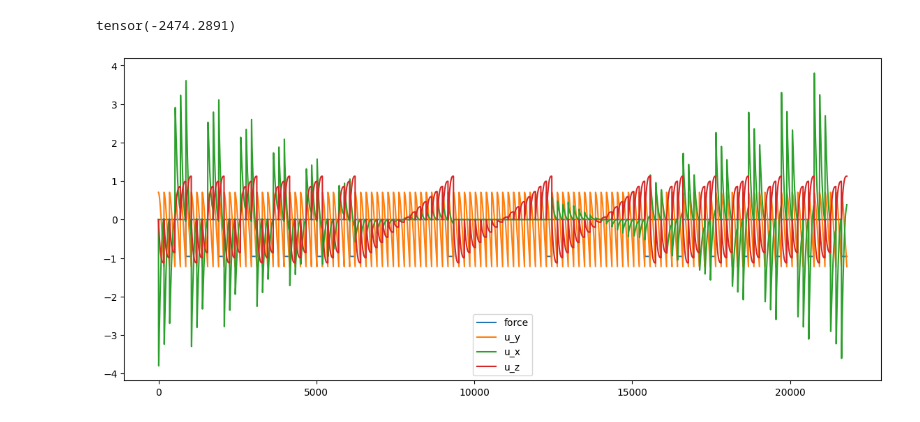
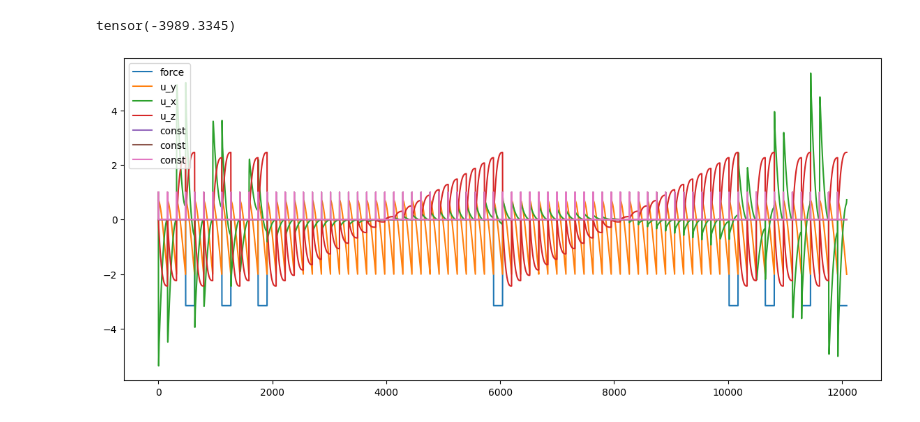
Before and after one commit to bartutuncay/mpnn_fem, a Jupyter notebook: train_1130_nodes.ipynb, the cells around one changed output. Drawn from its saved outputs; the diff is of its cells as text; code cells hidden in the pictures.

```diff
--- a/train_1130_nodes.ipynb
+++ b/train_1130_nodes.ipynb
@@ -349,7 +418,7 @@ import matplotlib.pyplot as plt
 import numpy as np
 import torch
 
-out_samples = torch.load("../base/test_dataset/preds_1205.pt",weights_only=False)
+out_samples = torch.load("../base/test_dataset/preds_1205_euler.pt",weights_only=False)
 sample = 3
 
 fig = plt.figure(figsize=(10, 6))
@@ -362,11 +431,12 @@ plt.title(f'Sample {sample}',fontsize=10)
 #ax.plot_trisurf(V[:,0],V[:,1],V[:,2],triangles=F,edgecolor='#888888',linewidth=lw,antialiased=True,color='#dddddd',alpha=0.1)
 
 vis_scale = 50
-
+u = out_samples[sample]['nodes']['y_u']
 pos_init = out_samples[sample]['nodes']['pos']
 pos_true = pos_init+out_samples[sample]['nodes']['y_u']*vis_scale
 pos_pred = pos_init+out_samples[sample]['nodes']['pred_u']*vis_scale
-pos_diff = np.linalg.norm(pos_true-pos_pred,axis=-1)/vis_scale
+#pos_diff = np.linalg.norm(pos_true-pos_pred,axis=-1)/vis_scale
+pos_diff = np.linalg.norm(out_samples[sample]['nodes']['y_u'],axis=-1)
 
 #force_true = out_samples[sample]['nodes']['y_fint']
 #force_pred = out_samples[sample]['nodes']['pred_fint']
@@ -400,7 +470,7 @@ ax.set_xlabel('X')
 ax.set_ylabel('Y')
 ax.set_zlabel('Z')
 
-ax.view_init(elev=40, azim=5)
+ax.view_init(elev=30, azim=5)
 ranges = np.ptp(out_samples[sample]['nodes']['pos'].T, axis=1)
 ax.set_box_aspect(ranges)
 
@@ -467,14 +546,15 @@ Widget(value='<iframe src="http://localhost:61648/index.html?ui=P_0x1c9659cd970_
 # %%
 import matplotlib.pyplot as plt
 
 plt.figure(figsize=(14,6))
 plt.plot(out_samples[sample]['nodes']['fext'][:,1],label='force')
 plt.plot(out_samples[sample]['nodes']['y_u'][:,1],label='u_y')
 plt.plot(out_samples[sample]['nodes']['y_u'][:,0],label='u_x')
 plt.plot(out_samples[sample]['nodes']['y_u'][:,2],label='u_z')
+plt.plot(out_samples[sample]['nodes']['x'][:,:3],label='const')
 plt.legend()
 #plt.xlim(0,2000)
 print(out_samples[sample]['nodes']['fext'].sum())
 # %% [output]
-tensor(-2474.2891)
+tensor(-3989.3345)
-[figure, old version]
+[figure, new version]
```
Also changed, not shown: parts of 10 cells of this notebook, 5 other files.
